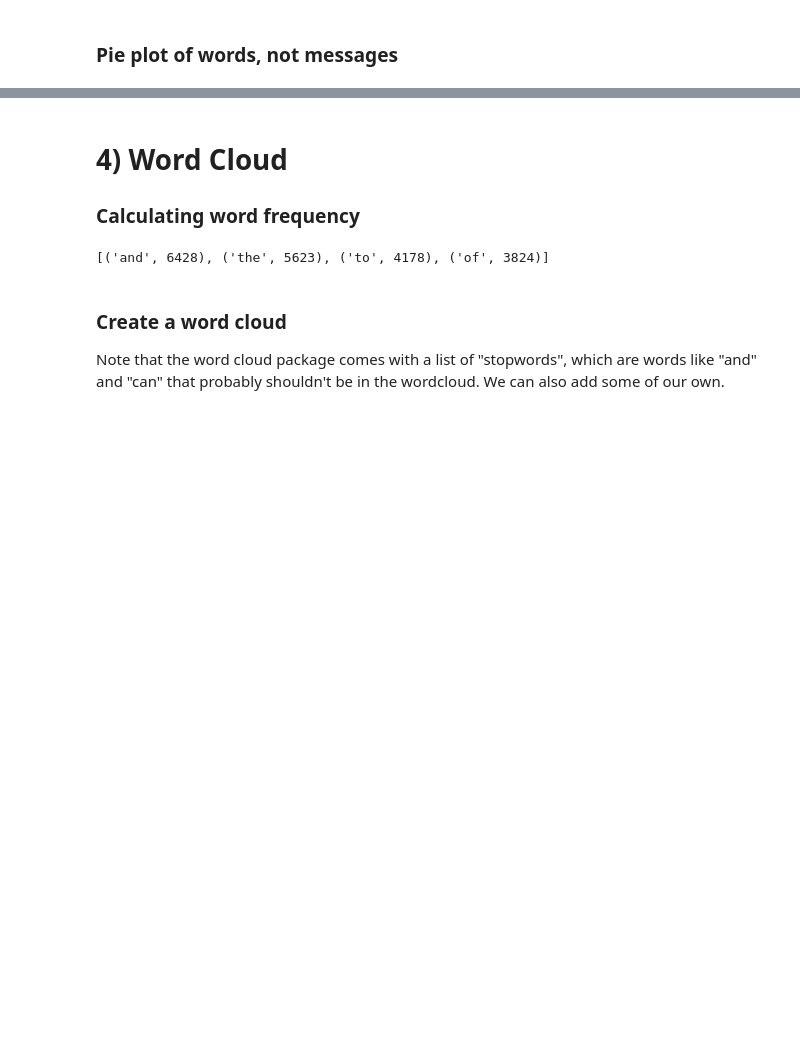
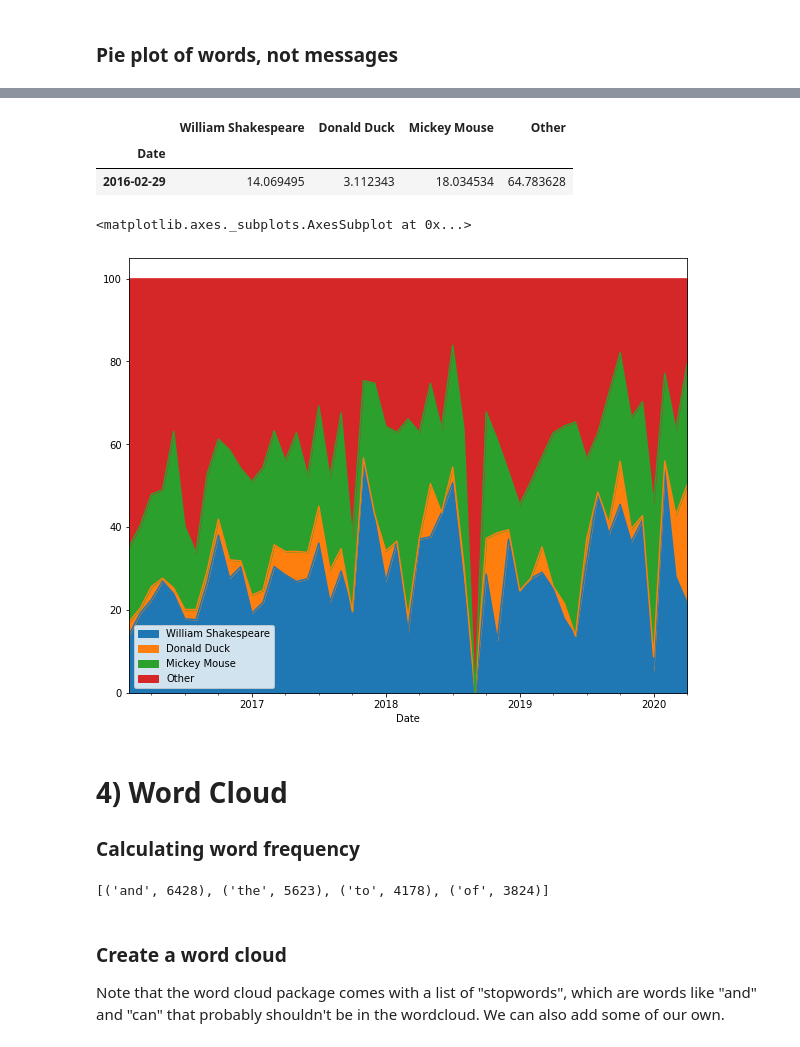
Before and after one commit to skshvl/fbchat-analysis, a Jupyter notebook: fbchat_analysis.ipynb, the cells around one changed output, grey strips where cells are left out. Saved outputs shown, nothing was run; the diff lists cells and outputs as text; code cells hidden in the pictures; blank space fills up the shorter version.

Commit message:
Added percentage graphing over time, screenshots

```diff
--- a/fbchat_analysis.ipynb
+++ b/fbchat_analysis.ipynb
@@ -307,3 +320,26 @@ wordcount_sum_df.sum().plot.pie(legend=True, figsize = (9, 13)); #sums each colu
+# %%
+#create new dataframe and transpose
+
+wordcount_percentage_df = wordcount_sum_df.transpose()
+
+#divide each column by sum of that column
+wordcount_percentage_df = 100*wordcount_percentage_df/wordcount_percentage_df.sum()
+
+#transpose back
+wordcount_percentage_df = wordcount_percentage_df.transpose()
+
+#check
+wordcount_percentage_df.head(1)
+# %% [output]
+|  | William Shakespeare | Donald Duck | Mickey Mouse | Other |
+| Date |  |  |  |  |
+| 2016-02-29 | 14.069495 | 3.112343 | 18.034534 | 64.783628 |
+# %%
+#graph
+wordcount_percentage_df.plot.area(figsize = (10, 8))
+# %% [output]
+<matplotlib.axes._subplots.AxesSubplot at 0x...>
+[figure, added]
 # %% [markdown]
 # 4) Word Cloud
 
```
Also changed, not shown: parts of 12 cells of this notebook, 2 other files.
